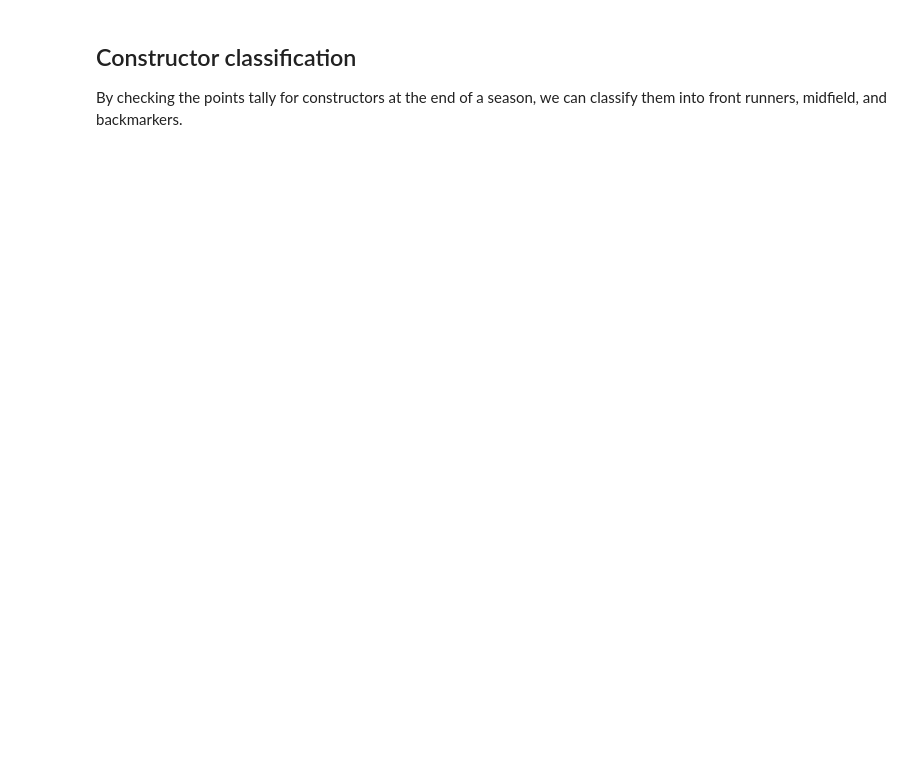
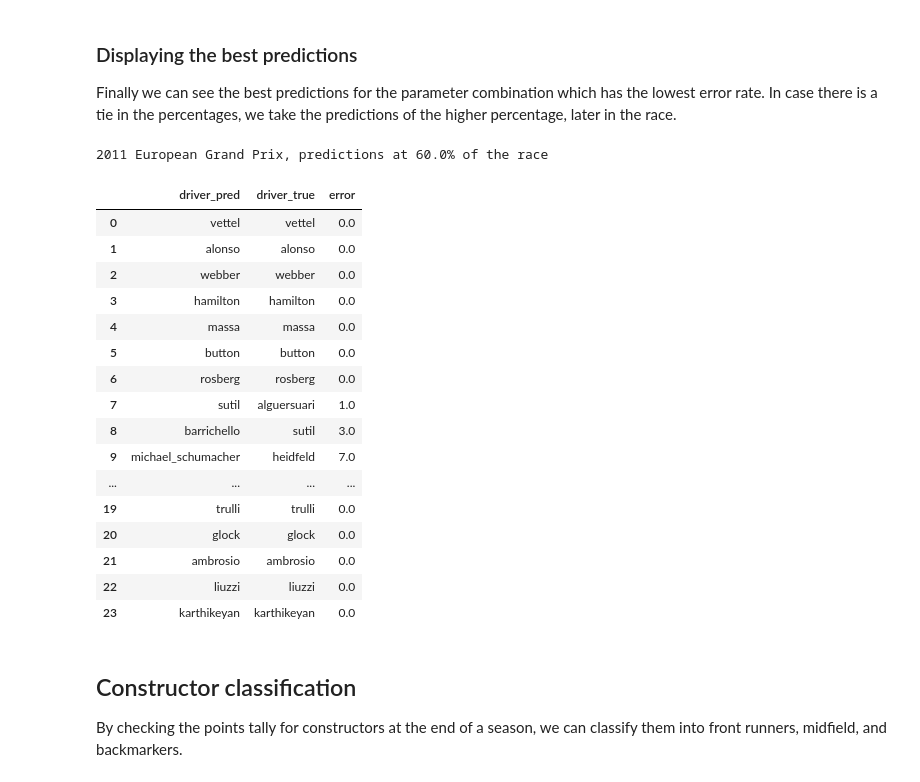
Before and after one commit to mnvsngv/cs696-bigdata, a Jupyter notebook: Project/Project.ipynb, the cells around one changed output. Saved outputs shown, nothing was run; the diff lists cells and outputs as text; code cells hidden in the pictures; blank space fills up the shorter version.

```diff
--- a/Project/Project.ipynb
+++ b/Project/Project.ipynb
@@ -112,16 +148,38 @@ Scoring model at 80.0% of the race, C-value progress:
+# %% [markdown]
+### Displaying the best predictions
+Finally we can see the best predictions for the parameter combination which has the lowest error rate. In case there is a tie in the percentages, we take the predictions of the higher percentage, later in the race.
 # %%
 error_df = pd.DataFrame(error_dict)
-best_predictions = error_df.sort_values('error').iloc[0]
+best_predictions = error_df.sort_values(['error', 'race_percent'], ascending=[True, False]).iloc[0]
 
 c = best_predictions['c']
 percent = float(best_predictions['race_percent'])
 classifier, scoring_df = create_and_score(c, percent)
 scoring_df['driver_pred'] = scoring_df['driver_pred'].replace(race_drivers)
 scoring_df['driver_true'] = scoring_df['driver_true'].replace(race_drivers)
 gp = races[races.raceId == race_id].name.values[0]
 year = races[races.raceId == race_id].year.values[0]
-print("{} {}".format(year, gp))
+print("{} {}, predictions at {}% of the race".format(year, gp, percent*100))
 scoring_df
+# %% [output]
+2011 European Grand Prix, predictions at 60.0% of the race
+|  | driver_pred | driver_true | error |
+| 0 | vettel | vettel | 0.0 |
+| 1 | alonso | alonso | 0.0 |
+| 2 | webber | webber | 0.0 |
+| 3 | hamilton | hamilton | 0.0 |
+| 4 | massa | massa | 0.0 |
+| 5 | button | button | 0.0 |
+| 6 | rosberg | rosberg | 0.0 |
+| 7 | sutil | alguersuari | 1.0 |
+| 8 | barrichello | sutil | 3.0 |
+| 9 | michael_schumacher | heidfeld | 7.0 |
+| ... | ... | ... | ... |
+| 19 | trulli | trulli | 0.0 |
+| 20 | glock | glock | 0.0 |
+| 21 | ambrosio | ambrosio | 0.0 |
+| 22 | liuzzi | liuzzi | 0.0 |
+| 23 | karthikeyan | karthikeyan | 0.0 |
 # %% [markdown]
 ## Constructor classification
 By checking the points tally for constructors at the end of a season, we can classify them into front runners, midfield, and backmarkers.
```
Also changed, not shown: parts of 16 cells of this notebook.
